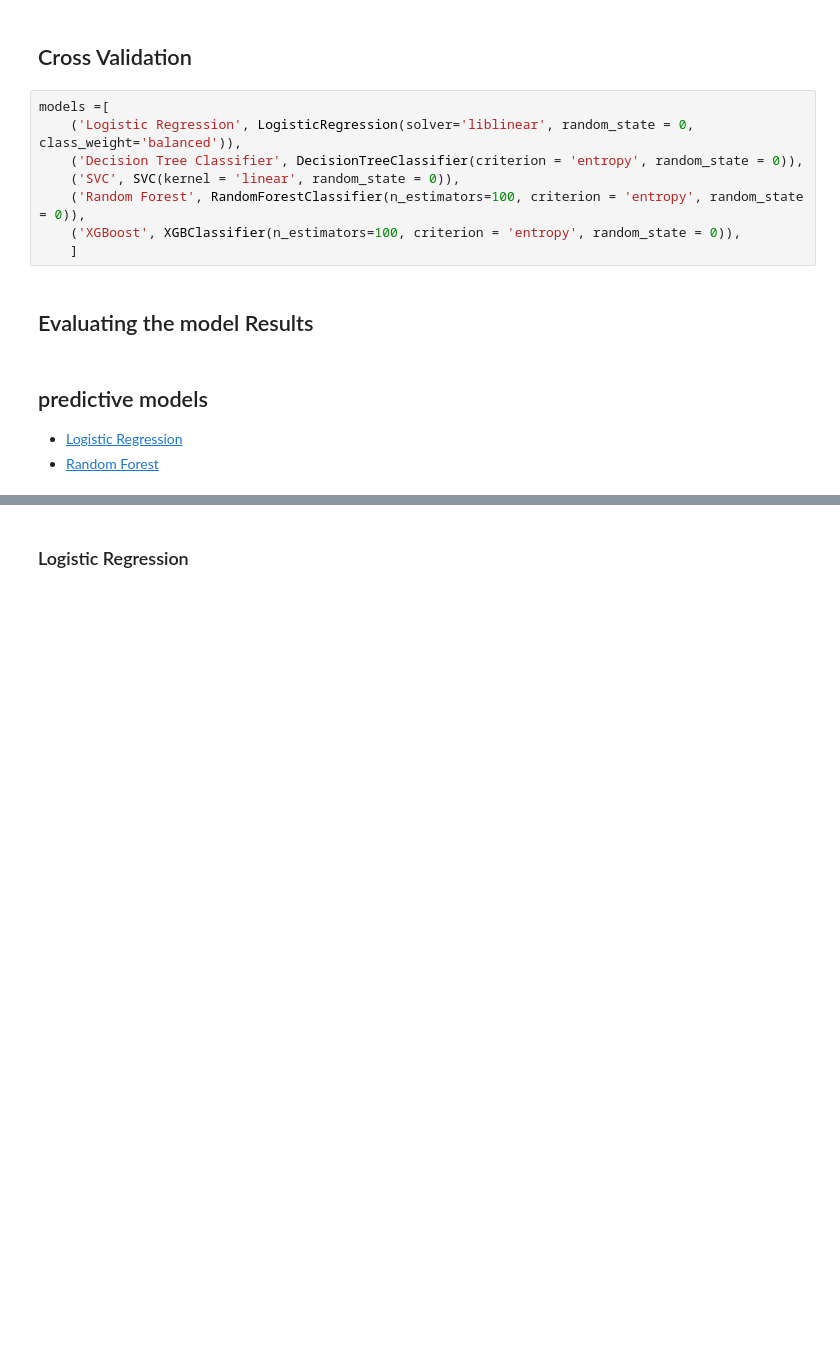
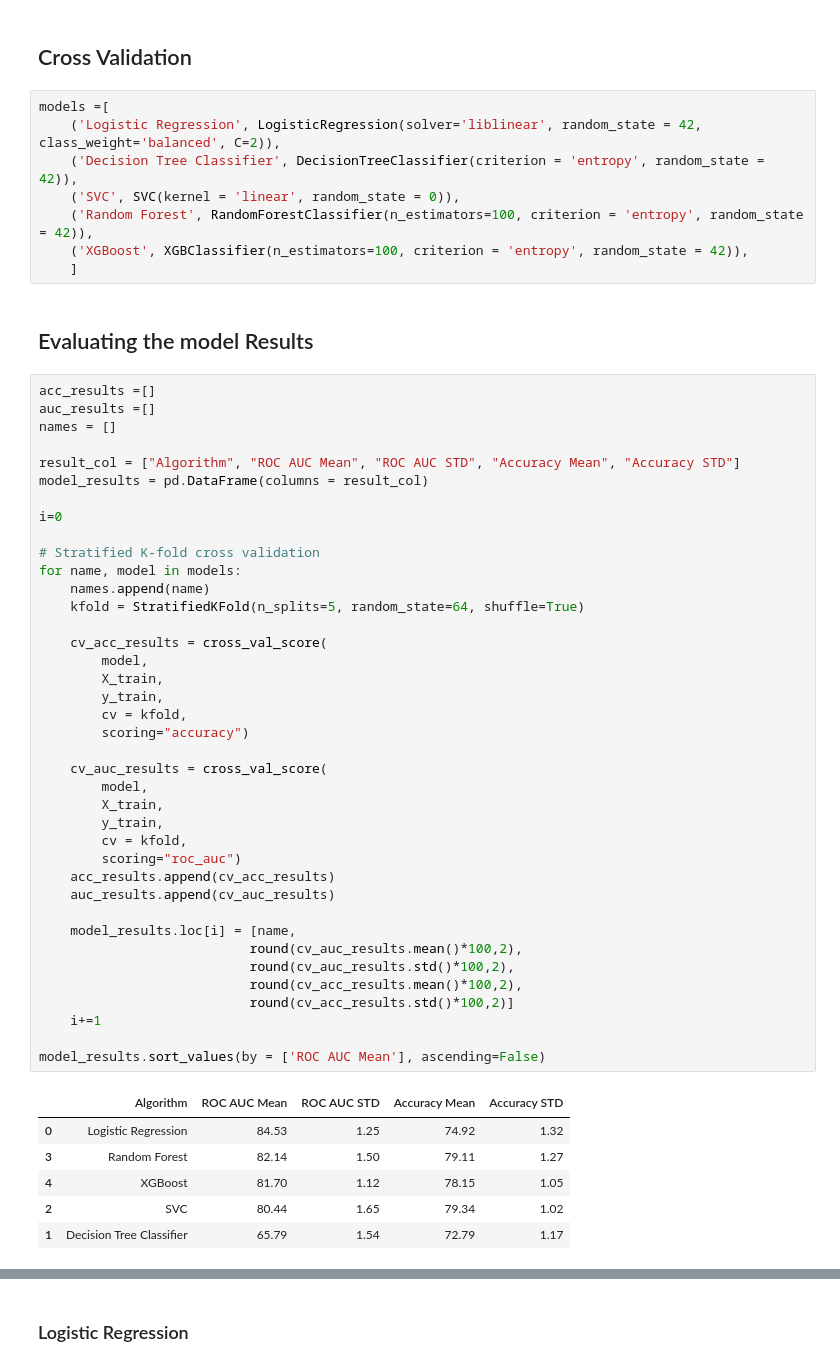
Before and after one commit to rzadrzi/customer_churn_analysis, a Jupyter notebook: customer_churn_analysis.ipynb, the cells around one changed output, grey strips where cells are left out. Drawn from its saved outputs; the diff is of its cells as text; blank space fills up the shorter version.

```diff
--- a/customer_churn_analysis.ipynb
+++ b/customer_churn_analysis.ipynb
@@ -457,15 +456,57 @@ X_all
 ## Cross Validation
 # %%
 models =[
-    ('Logistic Regression', LogisticRegression(solver='liblinear', random_state = 0, class_weight='balanced')),
-    ('Decision Tree Classifier', DecisionTreeClassifier(criterion = 'entropy', random_state = 0)),
+    ('Logistic Regression', LogisticRegression(solver='liblinear', random_state = 42, class_weight='balanced', C=2)),
+    ('Decision Tree Classifier', DecisionTreeClassifier(criterion = 'entropy', random_state = 42)),
     ('SVC', SVC(kernel = 'linear', random_state = 0)),
-    ('Random Forest', RandomForestClassifier(n_estimators=100, criterion = 'entropy', random_state = 0)),
-    ('XGBoost', XGBClassifier(n_estimators=100, criterion = 'entropy', random_state = 0)),
+    ('Random Forest', RandomForestClassifier(n_estimators=100, criterion = 'entropy', random_state = 42)),
+    ('XGBoost', XGBClassifier(n_estimators=100, criterion = 'entropy', random_state = 42)),
     ]
 # %% [markdown]
 ## Evaluating the model Results
-# %% [markdown]
-## predictive models
-- [Logistic Regression](#Logistic-Regression)
-- [Random Forest](#Random-Forest)
+# %%
+acc_results =[]
+auc_results =[]
+names = []
+
+result_col = ["Algorithm", "ROC AUC Mean", "ROC AUC STD", "Accuracy Mean", "Accuracy STD"]
+model_results = pd.DataFrame(columns = result_col)
+
+i=0
+
+# Stratified K-fold cross validation
+for name, model in models:
+    names.append(name)
+    kfold = StratifiedKFold(n_splits=5, random_state=64, shuffle=True)
+
+    cv_acc_results = cross_val_score(
+        model,
+        X_train,
+        y_train,
+        cv = kfold,
+        scoring="accuracy")
+
+    cv_auc_results = cross_val_score(
+        model,
+        X_train,
+        y_train,
+        cv = kfold,
+        scoring="roc_auc")
+    acc_results.append(cv_acc_results)
+    auc_results.append(cv_auc_results)
+
+    model_results.loc[i] = [name,
+                           round(cv_auc_results.mean()*100,2),
+                           round(cv_auc_results.std()*100,2),
+                           round(cv_acc_results.mean()*100,2),
+                           round(cv_acc_results.std()*100,2)]
+    i+=1
+
+model_results.sort_values(by = ['ROC AUC Mean'], ascending=False)
+# %% [output]
+|  | Algorithm | ROC AUC Mean | ROC AUC STD | Accuracy Mean | Accuracy STD |
+| 0 | Logistic Regression | 84.53 | 1.25 | 74.92 | 1.32 |
+| 3 | Random Forest | 82.14 | 1.50 | 79.11 | 1.27 |
+| 4 | XGBoost | 81.70 | 1.12 | 78.15 | 1.05 |
+| 2 | SVC | 80.44 | 1.65 | 79.34 | 1.02 |
+| 1 | Decision Tree Classifier | 65.79 | 1.54 | 72.79 | 1.17 |
```
Also changed, not shown: parts of 48 cells of this notebook.
